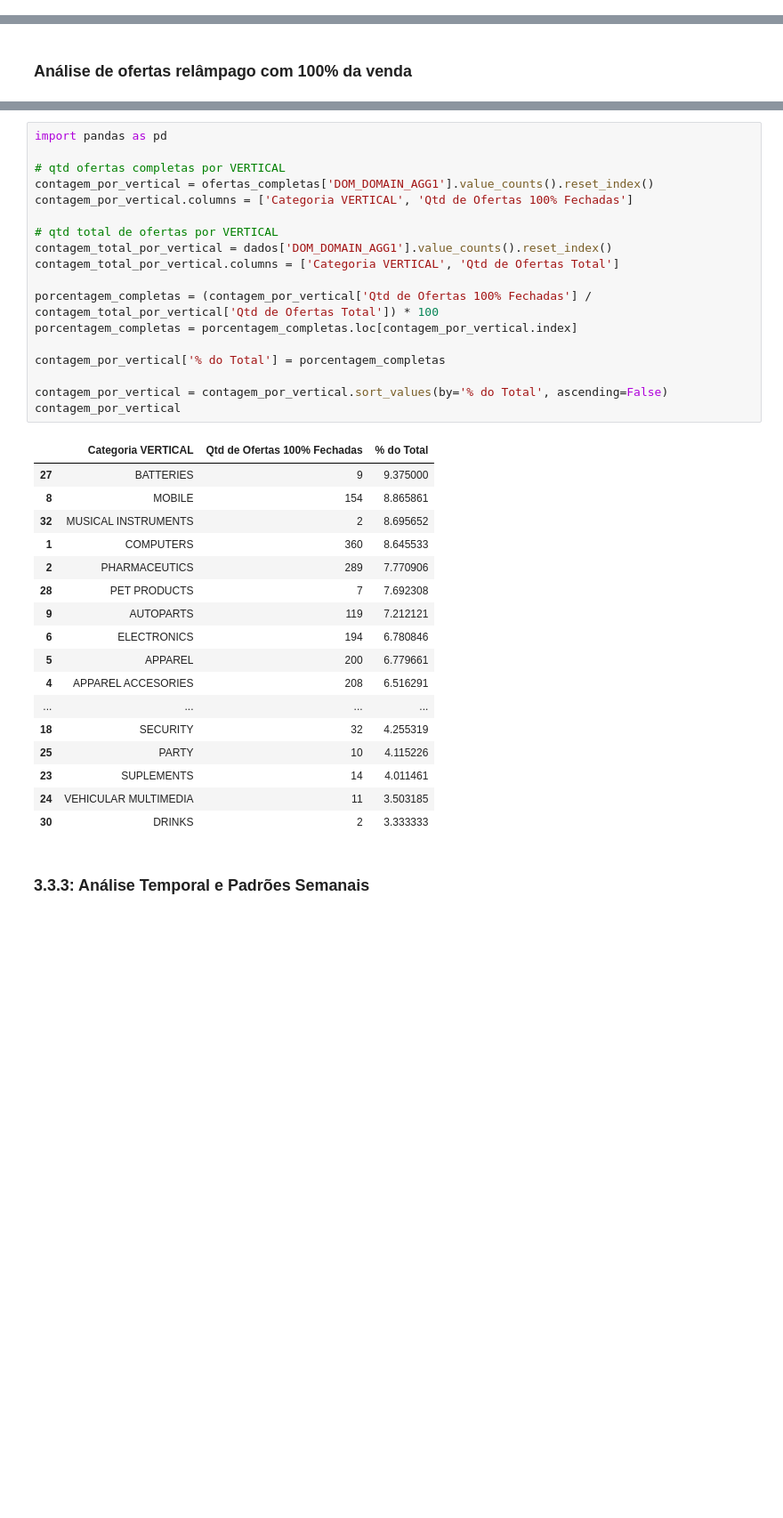
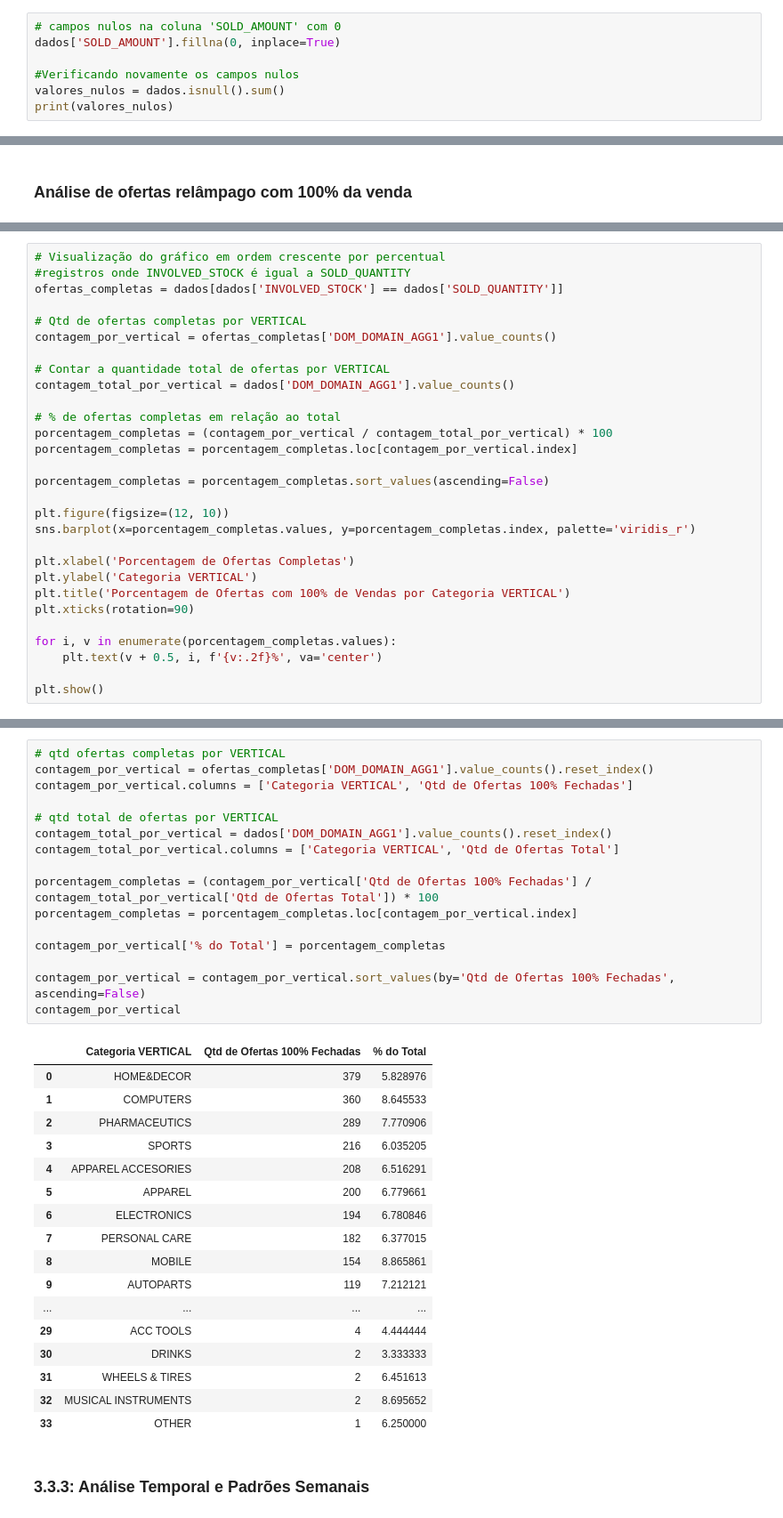
Before and after one commit to evelyneds/Data-Science-Projects, a Jupyter notebook: 1_ Exploratory-Analysis-Offers/EDA_Ofertas.ipynb, the cells around one changed output, grey strips where cells are left out. Shown at 89% size. Saved outputs shown, nothing was run; the diff lists cells and outputs as text; blank space fills up the shorter version.

```diff
--- a/1_ Exploratory-Analysis-Offers/EDA_Ofertas.ipynb
+++ b/1_ Exploratory-Analysis-Offers/EDA_Ofertas.ipynb
@@ -409,0 +398,7 @@ Não vou considerar o SOLD_AMOUNT nas avaliação por ter um número consideráv
+# %%
+# campos nulos na coluna 'SOLD_AMOUNT' com 0
+dados['SOLD_AMOUNT'].fillna(0, inplace=True)
+
+#Verificando novamente os campos nulos
+valores_nulos = dados.isnull().sum()
+print(valores_nulos)
@@ -999 +1032,30 @@ plt.show()
 [figure]
+# %%
+# Visualização do gráfico em ordem crescente por percentual
+#registros onde INVOLVED_STOCK é igual a SOLD_QUANTITY
+ofertas_completas = dados[dados['INVOLVED_STOCK'] == dados['SOLD_QUANTITY']]
+
+# Qtd de ofertas completas por VERTICAL
+contagem_por_vertical = ofertas_completas['DOM_DOMAIN_AGG1'].value_counts()
+
+# Contar a quantidade total de ofertas por VERTICAL
+contagem_total_por_vertical = dados['DOM_DOMAIN_AGG1'].value_counts()
+
+# % de ofertas completas em relação ao total
+porcentagem_completas = (contagem_por_vertical / contagem_total_por_vertical) * 100
+porcentagem_completas = porcentagem_completas.loc[contagem_por_vertical.index]
+
+porcentagem_completas = porcentagem_completas.sort_values(ascending=False)
+
+plt.figure(figsize=(12, 10))
+sns.barplot(x=porcentagem_completas.values, y=porcentagem_completas.index, palette='viridis_r')
+
+plt.xlabel('Porcentagem de Ofertas Completas')
+plt.ylabel('Categoria VERTICAL')
+plt.title('Porcentagem de Ofertas com 100% de Vendas por Categoria VERTICAL')
+plt.xticks(rotation=90)
+
+for i, v in enumerate(porcentagem_completas.values):
+    plt.text(v + 0.5, i, f'{v:.2f}%', va='center')
+
+plt.show()
@@ -1019,39 +1086,37 @@ ofertas que tiveram 100% de suas quantidades vendidas para cada categoria vertic
 # %%
-import pandas as pd
-
 # qtd ofertas completas por VERTICAL
 contagem_por_vertical = ofertas_completas['DOM_DOMAIN_AGG1'].value_counts().reset_index()
 contagem_por_vertical.columns = ['Categoria VERTICAL', 'Qtd de Ofertas 100% Fechadas']
 
 # qtd total de ofertas por VERTICAL
 contagem_total_por_vertical = dados['DOM_DOMAIN_AGG1'].value_counts().reset_index()
 contagem_total_por_vertical.columns = ['Categoria VERTICAL', 'Qtd de Ofertas Total']
 
 porcentagem_completas = (contagem_por_vertical['Qtd de Ofertas 100% Fechadas'] / contagem_total_por_vertical['Qtd de Ofertas Total']) * 100
 porcentagem_completas = porcentagem_completas.loc[contagem_por_vertical.index]
 
 contagem_por_vertical['% do Total'] = porcentagem_completas
 
-contagem_por_vertical = contagem_por_vertical.sort_values(by='% do Total', ascending=False)
+contagem_por_vertical = contagem_por_vertical.sort_values(by='Qtd de Ofertas 100% Fechadas', ascending=False)
 contagem_por_vertical
 # %% [output]
 |  | Categoria VERTICAL | Qtd de Ofertas 100% Fechadas | % do Total |
-| 27 | BATTERIES | 9 | 9.375000 |
-| 8 | MOBILE | 154 | 8.865861 |
-| 32 | MUSICAL INSTRUMENTS | 2 | 8.695652 |
+| 0 | HOME&DECOR | 379 | 5.828976 |
 | 1 | COMPUTERS | 360 | 8.645533 |
 | 2 | PHARMACEUTICS | 289 | 7.770906 |
-| 28 | PET PRODUCTS | 7 | 7.692308 |
+| 3 | SPORTS | 216 | 6.035205 |
+| 4 | APPAREL ACCESORIES | 208 | 6.516291 |
+| 5 | APPAREL | 200 | 6.779661 |
+| 6 | ELECTRONICS | 194 | 6.780846 |
+| 7 | PERSONAL CARE | 182 | 6.377015 |
+| 8 | MOBILE | 154 | 8.865861 |
 | 9 | AUTOPARTS | 119 | 7.212121 |
-| 6 | ELECTRONICS | 194 | 6.780846 |
-| 5 | APPAREL | 200 | 6.779661 |
-| 4 | APPAREL ACCESORIES | 208 | 6.516291 |
 | ... | ... | ... | ... |
-| 18 | SECURITY | 32 | 4.255319 |
-| 25 | PARTY | 10 | 4.115226 |
-| 23 | SUPLEMENTS | 14 | 4.011461 |
-| 24 | VEHICULAR MULTIMEDIA | 11 | 3.503185 |
+| 29 | ACC TOOLS | 4 | 4.444444 |
 | 30 | DRINKS | 2 | 3.333333 |
+| 31 | WHEELS & TIRES | 2 | 6.451613 |
+| 32 | MUSICAL INSTRUMENTS | 2 | 8.695652 |
+| 33 | OTHER | 1 | 6.250000 |
 # %% [markdown]
 ### 3.3.3: Análise Temporal e Padrões Semanais
 # %% [markdown]
```
Also changed, not shown: parts of 45 cells of this notebook.
